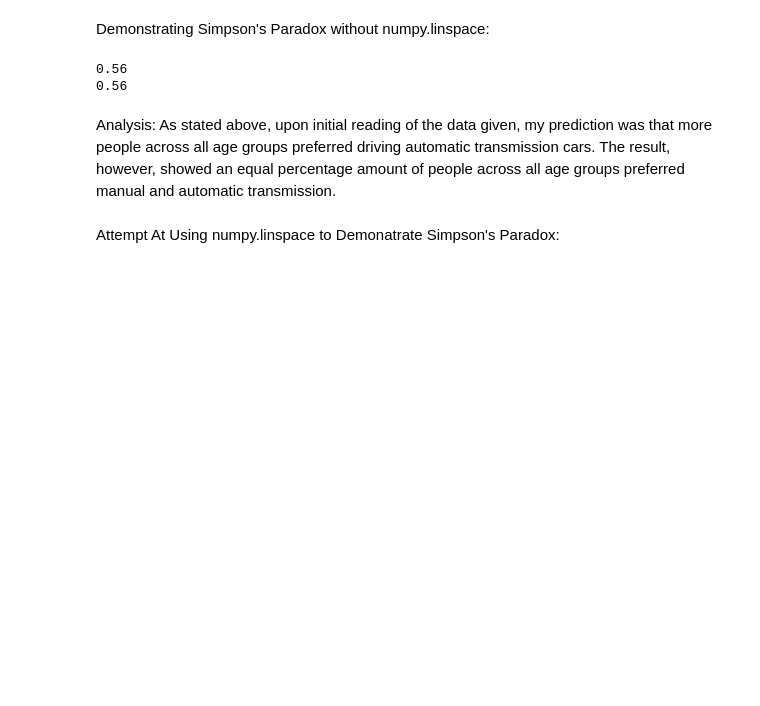
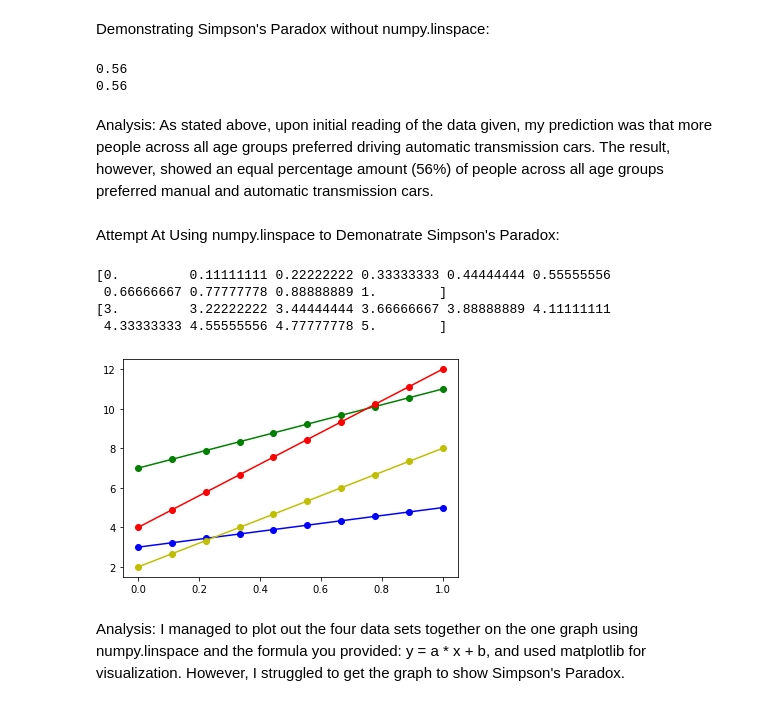
Before and after one commit to KeelyC0d3s/FundieDataAnalysisHW, a Jupyter notebook: FundieDataAnalysisHW.ipynb, the cells around one changed output. Cells and saved outputs as stored; diff of their text form; code cells hidden in the pictures; blank space fills up the shorter version.

Commit message:
more to simpsons paradox

```diff
--- a/FundieDataAnalysisHW.ipynb
+++ b/FundieDataAnalysisHW.ipynb
@@ -273,9 +273,63 @@ print(manual_percentage)  #result manual transmission
 0.56
 0.56
 # %% [markdown]
-Analysis: As stated above, upon initial reading of the data given, my prediction was that more people across all age groups preferred driving automatic transmission cars. The result, however, showed an equal percentage amount of people across all age groups preferred manual and automatic transmission.
+Analysis: As stated above, upon initial reading of the data given, my prediction was that more people across all age groups preferred driving automatic transmission cars. The result, however, showed an equal percentage amount (56%) of people across all age groups preferred manual and automatic transmission cars.
 # %% [markdown]
 Attempt At Using numpy.linspace to Demonatrate Simpson's Paradox:
+# %%
+import numpy as np
+import matplotlib.pyplot as plt
+
+#used numpy.linspace and matplotlib to plot out data in attempt to show Simpson's Paradox
+
+x = np.linspace(0,1,10)   #data set 1
+print(x)
+
+a = 2
+b = 3
+y = a * x + b
+print(y)
+
+plt.plot(x, y, color = 'b' , marker = 'o')
+#plt.show()
+
+
+x = np.linspace(0,1,10) #data set 2
+a = 4
+b = 7
+y = a * x + b
+
+plt.plot(x, y, color = 'g' , marker = 'o')
+#plt.show()
+
+
+x = np.linspace(0,1,10)  #data set 3
+a = 6
+b = 2
+y = a * x + b
+
+plt.plot(x, y, color = 'y' , marker = 'o')
+#plt.show()
+
+
+x = np.linspace(0,1,10)  #data set 4
+a = 8
+b = 4
+y = a * x + b
+
+plt.plot(x, y, color = 'r' , marker = 'o')
+
+
+
+plt.show()
+# %% [output]
+[0.         0.11111111 0.22222222 0.33333333 0.44444444 0.55555556
+ 0.66666667 0.77777778 0.88888889 1.        ]
+[3.         3.22222222 3.44444444 3.66666667 3.88888889 4.11111111
+ 4.33333333 4.55555556 4.77777778 5.        ]
+[figure, added]
+# %% [markdown]
+Analysis: I managed to plot out the four data sets together on the one graph using numpy.linspace and the formula you provided: y = a * x + b, and used matplotlib for visualization. However, I struggled to get the graph to show Simpson's Paradox.
 # %% [markdown]
 References:
 
```
Also changed, not shown: parts of 2 cells of this notebook.
